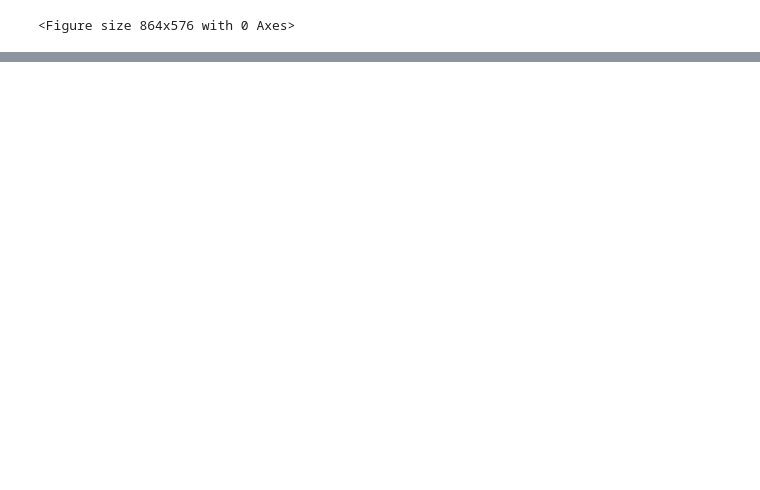
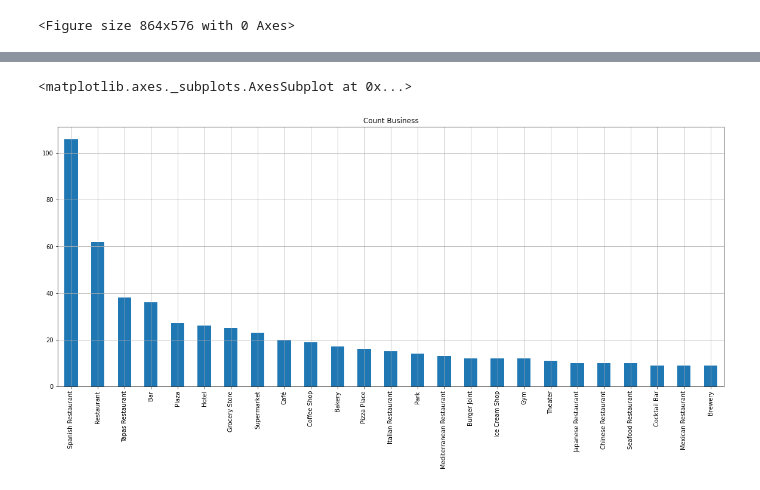
Before and after one commit to Warckor/Coursera_Capstone, a Jupyter notebook: Final_Assignment/House_Sales_Analytics_EN.ipynb, the cells around one changed output, grey strips where cells are left out. Cells and saved outputs as stored; diff of their text form; code cells hidden in the pictures; blank space fills up the shorter version.

```diff
--- a/Final_Assignment/House_Sales_Analytics_EN.ipynb
+++ b/Final_Assignment/House_Sales_Analytics_EN.ipynb
@@ -141,10 +139,10 @@ madrid_lon = geo.geocode("Madrid, Spain").longitude
 # %%
 plt.figure(figsize=(12,8))
 
-map_madrid = folium.Map(location=[madrid_lat, madrid_lon], zoom_start=12, tiles="Stamen Terrain")
+map_madrid = folium.Map(location=[madrid_lat, madrid_lon], zoom_start=11, tiles="Stamen Terrain")
 
 # add markers to map
-for lat, lng, district, cost in zip(df_last['Latitude'], df_last['Longitude'], df_last['Districts'], df_last['Diciembre']):
+for lat, lng, district, cost in zip(df_last['Latitude'], df_last['Longitude'], df_last['Districts'], df_last['Cost 2m']):
     label = '{}, {}'.format(district, cost)
     label = folium.Popup(label, parse_html=True)
     folium.CircleMarker(
@@ -163,0 +164,5 @@ map_madrid
+# %%
+CLIENT_ID = 'ELCWUWN02VV0OTPNCMRQMUYYJ1NK51RBMKUWUO11NW1S40QR'
+CLIENT_SECRET = 'SN0SN255LEFEZRVKV4K5JLNAMSKBA3VVUTO50UVU2P0ZTL5B'
+VERSION = '20180605'
+LIMIT = 100
@@ -163,0 +206,5 @@ map_madrid
+# %%
+madrid_venues = getNearbyVenues(names=df_last['Districts'],
+                                   latitudes=df_last['Latitude'],
+                                   longitudes=df_last['Longitude']
+                                  )
@@ -163,0 +222,7 @@ map_madrid
+# %%
+top_25 = madrid_venues['Venue Category'].value_counts().head(25)
+# %%
+top_25.plot(kind="bar", legend=False, title="Count Business", grid=True, figsize=(20,8))
+# %% [output]
+<matplotlib.axes._subplots.AxesSubplot at 0x...>
+[figure, added]
```
Also changed, not shown: parts of 11 cells of this notebook.
